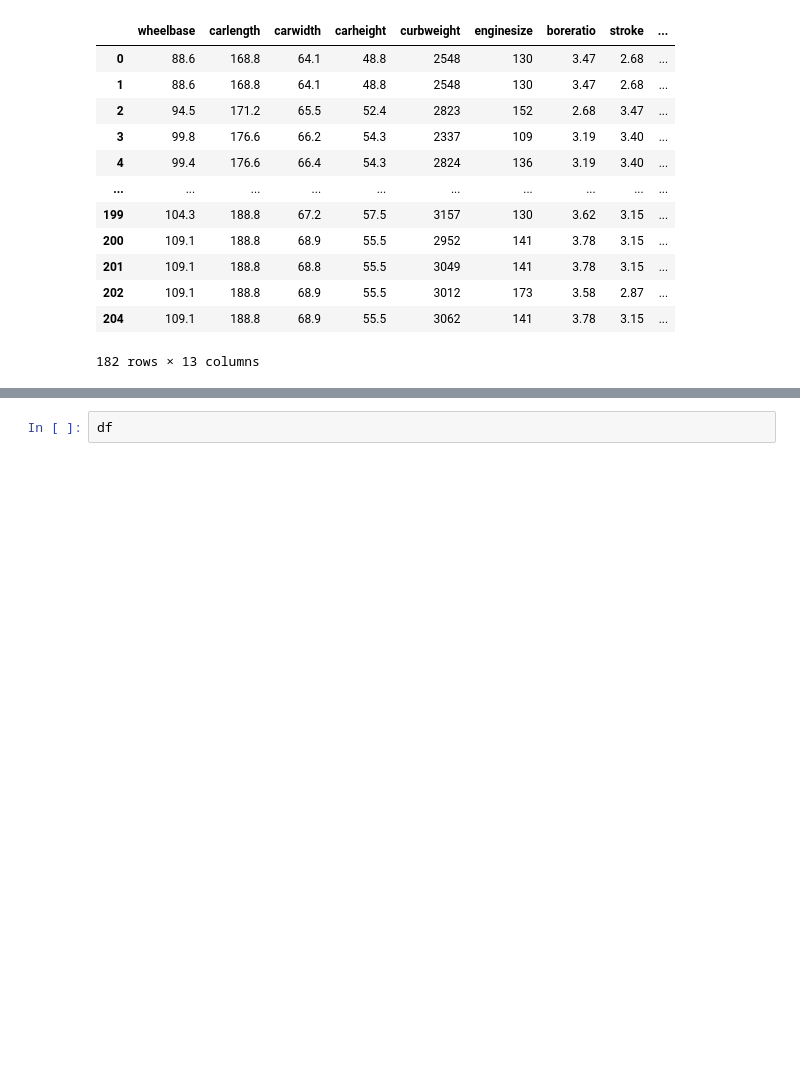
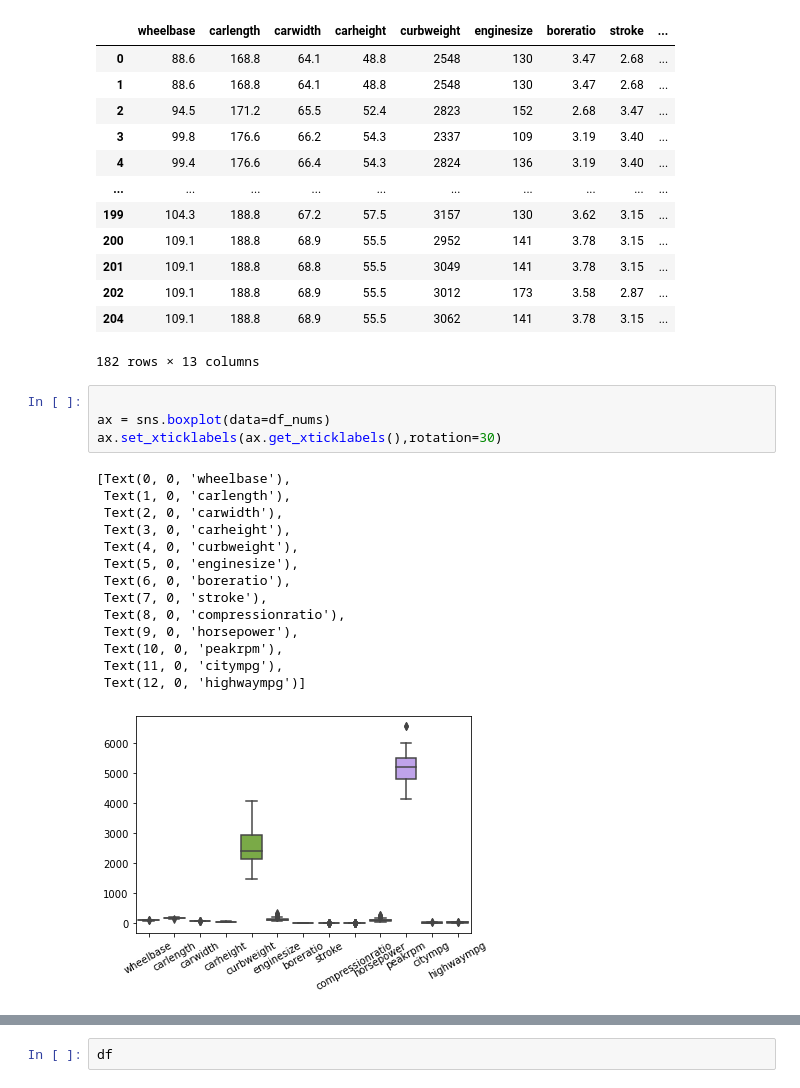
Before and after one commit to Rawanawh/CarPricePredicting-LinearRegression, a Jupyter notebook: Car price.ipynb, the cells around one changed output, grey strips where cells are left out. Saved outputs shown, nothing was run; the diff lists cells and outputs as text; blank space fills up the shorter version.

```diff
--- a/Car price.ipynb
+++ b/Car price.ipynb
@@ -130,4 +131,23 @@ df_cleaned
 | 202 | 109.1 | 188.8 | 68.9 | 55.5 | 3012 | 173 | 3.58 | 2.87 | ... |
 | 204 | 109.1 | 188.8 | 68.9 | 55.5 | 3062 | 141 | 3.78 | 3.15 | ... |
 182 rows × 13 columns
+# %%
+
+ax = sns.boxplot(data=df_nums)
+ax.set_xticklabels(ax.get_xticklabels(),rotation=30)
+# %% [output]
+[Text(0, 0, 'wheelbase'),
+ Text(1, 0, 'carlength'),
+ Text(2, 0, 'carwidth'),
+ Text(3, 0, 'carheight'),
+ Text(4, 0, 'curbweight'),
+ Text(5, 0, 'enginesize'),
+ Text(6, 0, 'boreratio'),
+ Text(7, 0, 'stroke'),
+ Text(8, 0, 'compressionratio'),
+ Text(9, 0, 'horsepower'),
+ Text(10, 0, 'peakrpm'),
+ Text(11, 0, 'citympg'),
+ Text(12, 0, 'highwaympg')]
+[figure, added]
 # %%
```
Also changed, not shown: parts of 28 cells of this notebook.
